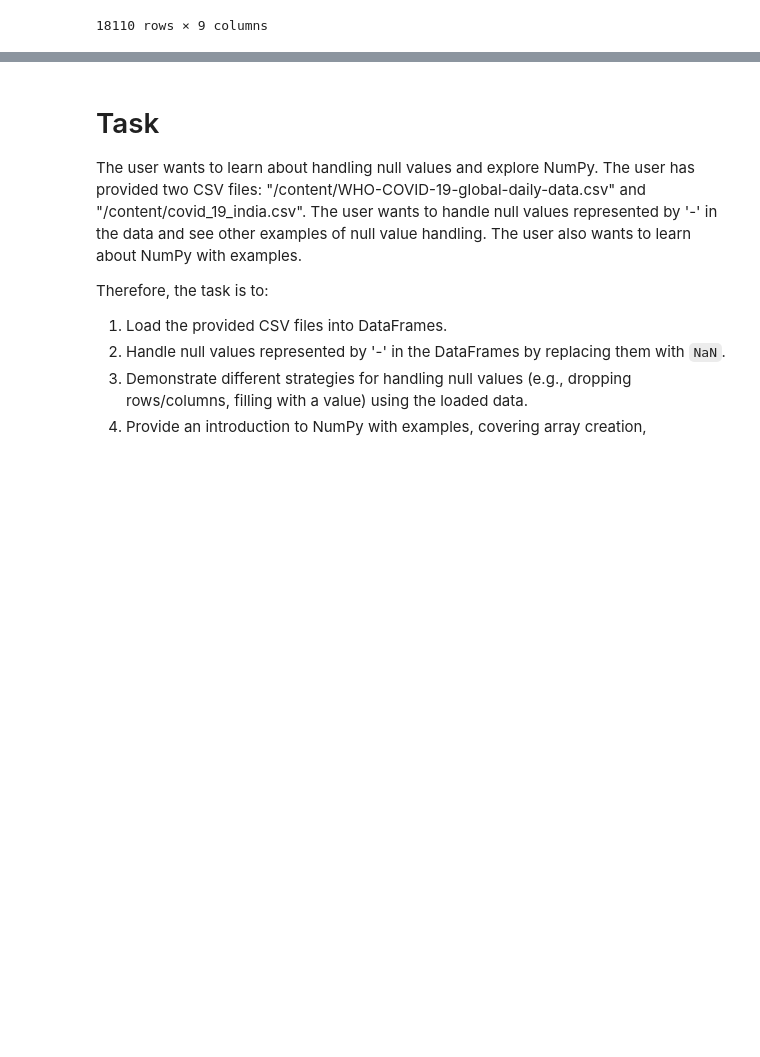
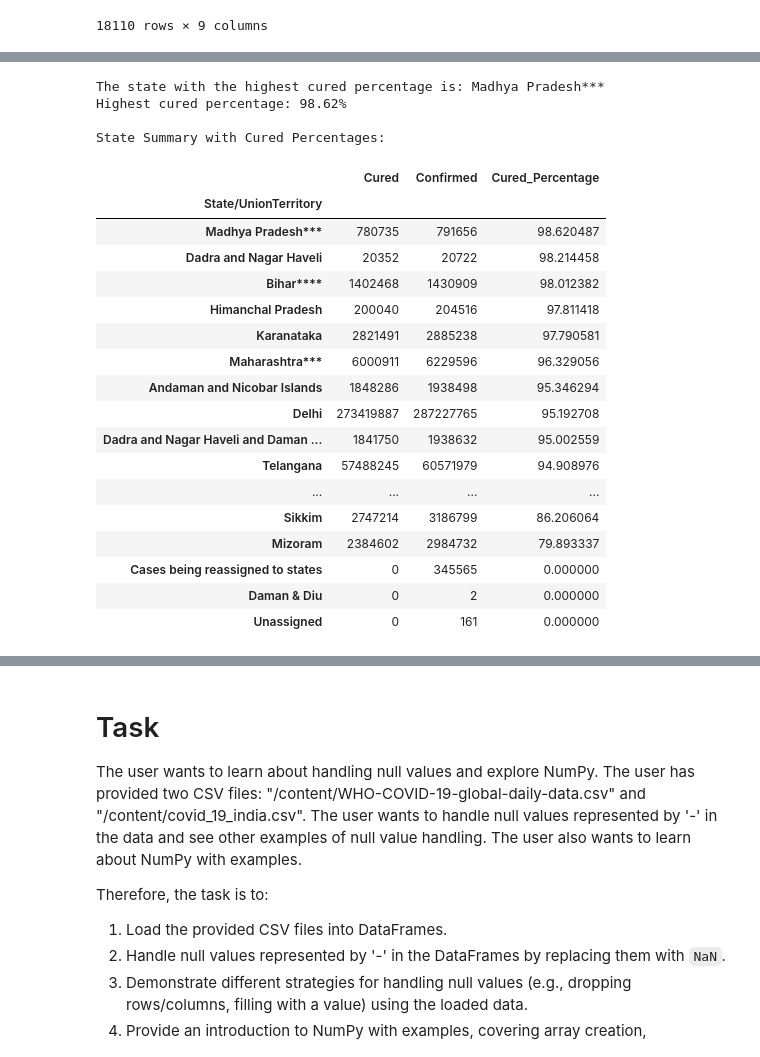
Before and after one commit to Harish-lvrk/Data-Analysis, a Jupyter notebook: Numpy_and_pandas.ipynb, the cells around one changed output, grey strips where cells are left out. Saved outputs shown, nothing was run; the diff lists cells and outputs as text; code cells hidden in the pictures; blank space fills up the shorter version.

```diff
--- a/Numpy_and_pandas.ipynb
+++ b/Numpy_and_pandas.ipynb
@@ -841,0 +981,41 @@ data
+# %%
+# Group by 'State/UnionTerritory' and calculate the total cured and confirmed cases
+state_summary = data.groupby('State/UnionTerritory')[['Cured', 'Confirmed']].sum()
+
+# Calculate the cured percentage for each state
+# Ensure 'Confirmed' is not zero to avoid division by zero
+state_summary['Cured_Percentage'] = (state_summary['Cured'] / state_summary['Confirmed']) * 100
+
+# Find the state with the highest cured percentage
+highest_cured_state = state_summary['Cured_Percentage'].idxmax()
+highest_cured_percentage = state_summary['Cured_Percentage'].max()
+
+print(f"The state with the highest cured percentage is: {highest_cured_state}")
+print(f"Highest cured percentage: {highest_cured_percentage:.2f}%")
+
+# Display the state summary with cured percentages
+print("\nState Summary with Cured Percentages:")
+display(state_summary.sort_values(by='Cured_Percentage', ascending=False))
+# %% [output]
+The state with the highest cured percentage is: Madhya Pradesh***
+Highest cured percentage: 98.62%
+
+State Summary with Cured Percentages:
+|  | Cured | Confirmed | Cured_Percentage |
+| State/UnionTerritory |  |  |  |
+| Madhya Pradesh*** | 780735 | 791656 | 98.620487 |
+| Dadra and Nagar Haveli | 20352 | 20722 | 98.214458 |
+| Bihar**** | 1402468 | 1430909 | 98.012382 |
+| Himanchal Pradesh | 200040 | 204516 | 97.811418 |
+| Karanataka | 2821491 | 2885238 | 97.790581 |
+| Maharashtra*** | 6000911 | 6229596 | 96.329056 |
+| Andaman and Nicobar Islands | 1848286 | 1938498 | 95.346294 |
+| Delhi | 273419887 | 287227765 | 95.192708 |
+| Dadra and Nagar Haveli and Daman ... | 1841750 | 1938632 | 95.002559 |
+| Telangana | 57488245 | 60571979 | 94.908976 |
+| ... | ... | ... | ... |
+| Sikkim | 2747214 | 3186799 | 86.206064 |
+| Mizoram | 2384602 | 2984732 | 79.893337 |
+| Cases being reassigned to states | 0 | 345565 | 0.000000 |
+| Daman & Diu | 0 | 2 | 0.000000 |
+| Unassigned | 0 | 161 | 0.000000 |
```
Also changed, not shown: parts of 22 cells of this notebook.
